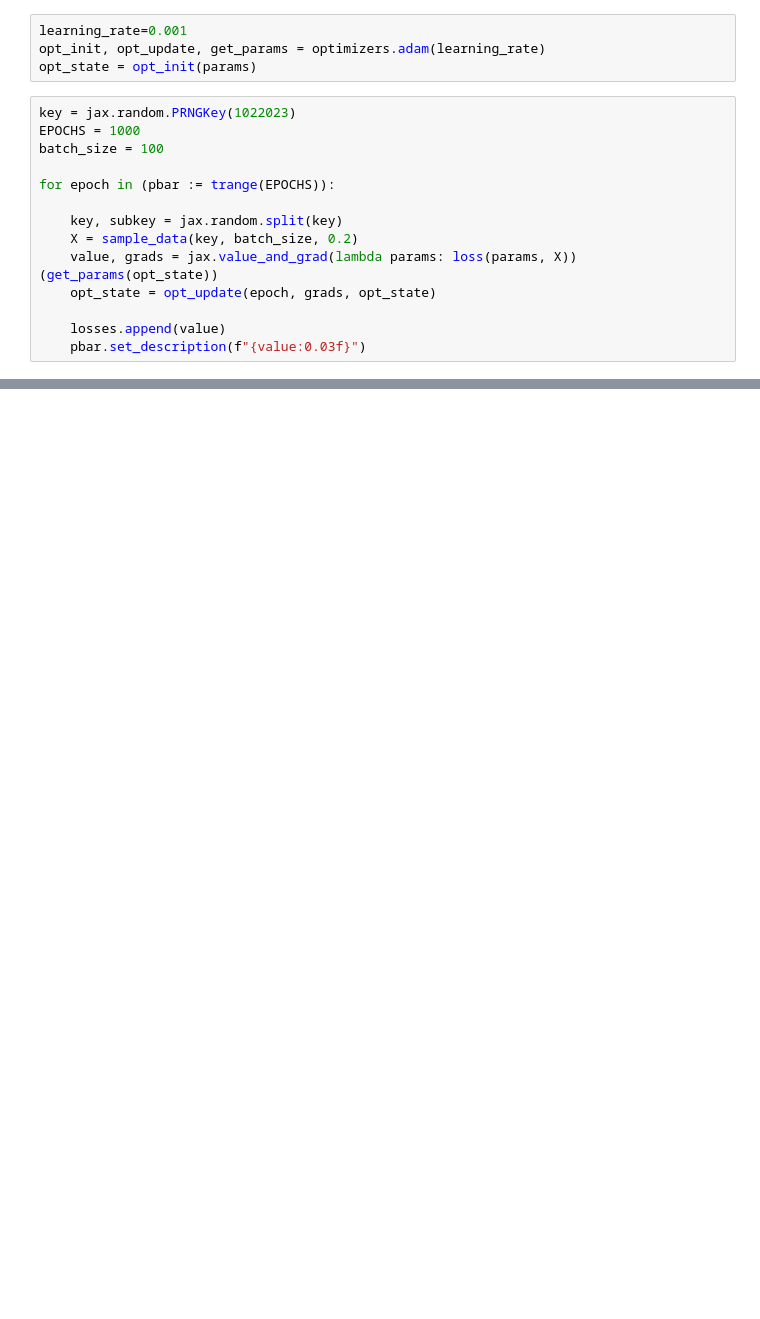
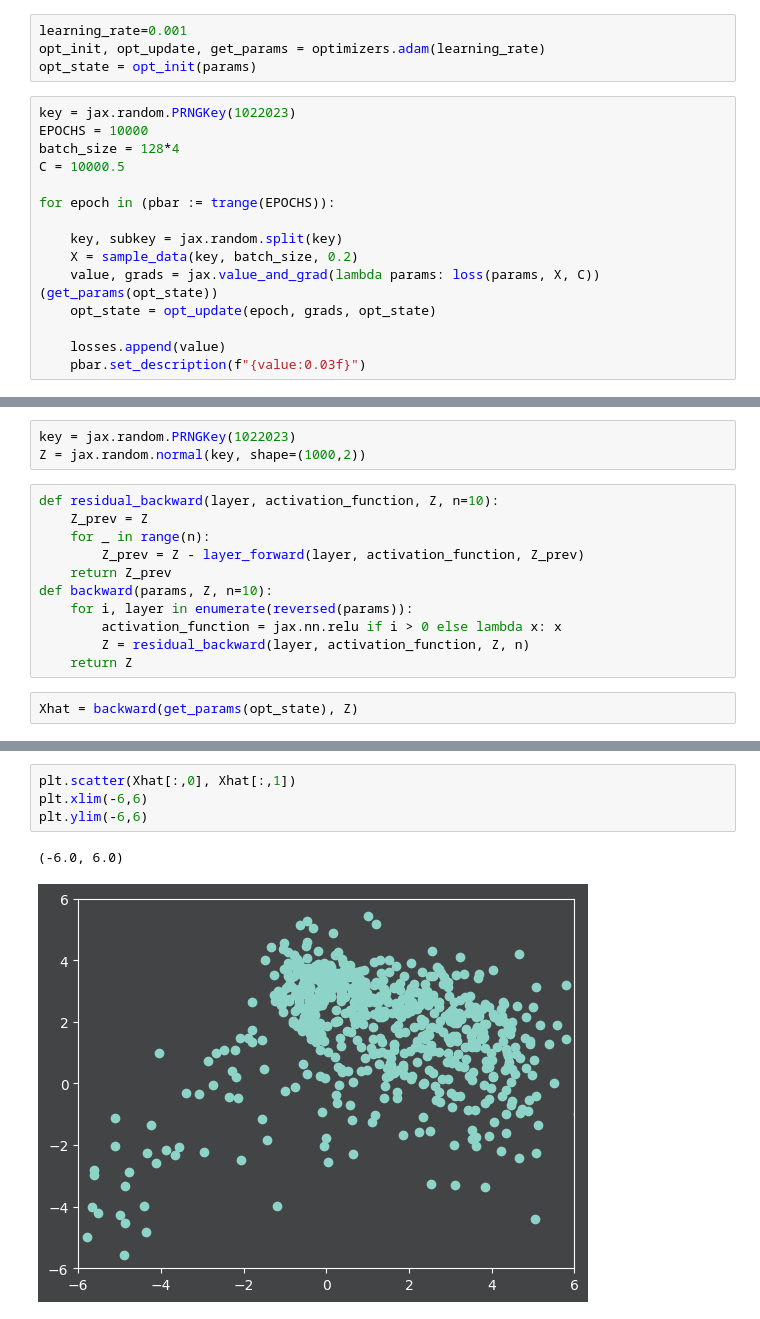
Before and after one commit to bogdankjastrzebski/BayesianDNNTrick, a Jupyter notebook: InvertibleNeuralNetworks.ipynb, the cells around one changed output, grey strips where cells are left out. Drawn from its saved outputs; the diff is of its cells as text; blank space fills up the shorter version.

```diff
--- a/InvertibleNeuralNetworks.ipynb
+++ b/InvertibleNeuralNetworks.ipynb
@@ -118,14 +117,15 @@ opt_init, opt_update, get_params = optimizers.adam(learning_rate)
 opt_state = opt_init(params)
 # %%
 key = jax.random.PRNGKey(1022023)
-EPOCHS = 1000
-batch_size = 100
+EPOCHS = 10000
+batch_size = 128*4
+C = 10000.5
 
 for epoch in (pbar := trange(EPOCHS)):
 
     key, subkey = jax.random.split(key)
     X = sample_data(key, batch_size, 0.2)
-    value, grads = jax.value_and_grad(lambda params: loss(params, X))(get_params(opt_state))
+    value, grads = jax.value_and_grad(lambda params: loss(params, X, C))(get_params(opt_state))
     opt_state = opt_update(epoch, grads, opt_state)
 
     losses.append(value)
@@ -134,0 +141,16 @@ KeyboardInterrupt:
+# %%
+key = jax.random.PRNGKey(1022023)
+Z = jax.random.normal(key, shape=(1000,2))
+# %%
+def residual_backward(layer, activation_function, Z, n=10):
+    Z_prev = Z
+    for _ in range(n):
+        Z_prev = Z - layer_forward(layer, activation_function, Z_prev)
+    return Z_prev
+def backward(params, Z, n=10):
+    for i, layer in enumerate(reversed(params)):
+        activation_function = jax.nn.relu if i > 0 else lambda x: x
+        Z = residual_backward(layer, activation_function, Z, n)
+    return Z
+# %%
+Xhat = backward(get_params(opt_state), Z)
@@ -134,0 +167,7 @@ KeyboardInterrupt:
+# %%
+plt.scatter(Xhat[:,0], Xhat[:,1])
+plt.xlim(-6,6)
+plt.ylim(-6,6)
+# %% [output]
+(-6.0, 6.0)
+[figure, added]
```
Also changed, not shown: parts of 8 cells of this notebook.
